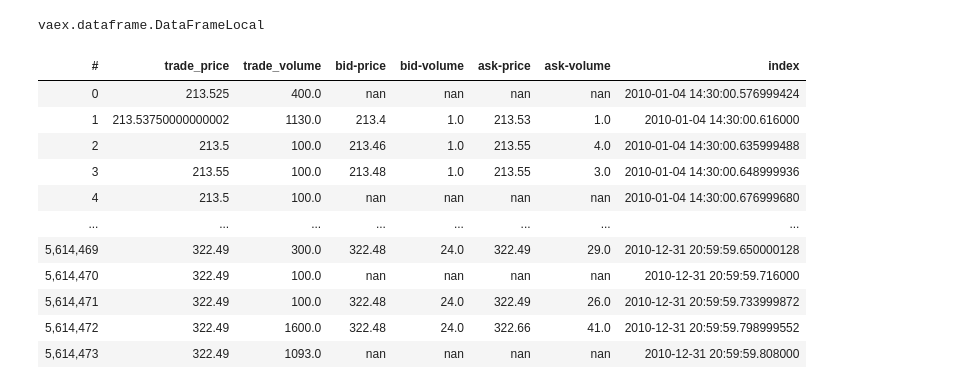
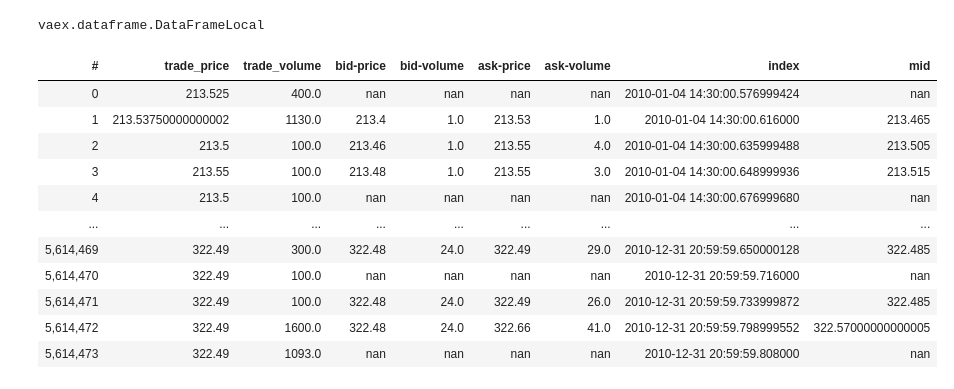
Before and after one commit to HaroldBenoit/behavioural-trading, a Jupyter notebook: EDA.ipynb, the cells around one changed output. Cells and saved outputs as stored; diff of their text form; code cells hidden in the pictures.

```diff
--- a/EDA.ipynb
+++ b/EDA.ipynb
@@ -97,17 +97,4 @@ type(df)
 # %% [output]
 vaex.dataframe.DataFrameLocal
 # %%
-df[~df.trade_price.isnan()]
+df=df[~df.trade_price.isnan()]
-# %% [output]
-| # | trade_price | trade_volume | bid-price | bid-volume | ask-price | ask-volume | index |
-| 0 | 213.525 | 400.0 | nan | nan | nan | nan | 2010-01-04 14:30:00.576999424 |
-| 1 | 213.53750000000002 | 1130.0 | 213.4 | 1.0 | 213.53 | 1.0 | 2010-01-04 14:30:00.616000 |
-| 2 | 213.5 | 100.0 | 213.46 | 1.0 | 213.55 | 4.0 | 2010-01-04 14:30:00.635999488 |
-| 3 | 213.55 | 100.0 | 213.48 | 1.0 | 213.55 | 3.0 | 2010-01-04 14:30:00.648999936 |
-| 4 | 213.5 | 100.0 | nan | nan | nan | nan | 2010-01-04 14:30:00.676999680 |
-| ... | ... | ... | ... | ... | ... | ... | ... |
-| 5,614,469 | 322.49 | 300.0 | 322.48 | 24.0 | 322.49 | 29.0 | 2010-12-31 20:59:59.650000128 |
-| 5,614,470 | 322.49 | 100.0 | nan | nan | nan | nan | 2010-12-31 20:59:59.716000 |
-| 5,614,471 | 322.49 | 100.0 | 322.48 | 24.0 | 322.49 | 26.0 | 2010-12-31 20:59:59.733999872 |
-| 5,614,472 | 322.49 | 1600.0 | 322.48 | 24.0 | 322.66 | 41.0 | 2010-12-31 20:59:59.798999552 |
-| 5,614,473 | 322.49 | 1093.0 | nan | nan | nan | nan | 2010-12-31 20:59:59.808000 |
@@ -115,0 +101,17 @@ import pyarrow.parquet as pq
+# %%
+df["mid"]=.5*(df['ask-price']+df['bid-price'])
+# %%
+df
+# %% [output]
+| # | trade_price | trade_volume | bid-price | bid-volume | ask-price | ask-volume | index | mid |
+| 0 | 213.525 | 400.0 | nan | nan | nan | nan | 2010-01-04 14:30:00.576999424 | nan |
+| 1 | 213.53750000000002 | 1130.0 | 213.4 | 1.0 | 213.53 | 1.0 | 2010-01-04 14:30:00.616000 | 213.465 |
+| 2 | 213.5 | 100.0 | 213.46 | 1.0 | 213.55 | 4.0 | 2010-01-04 14:30:00.635999488 | 213.505 |
+| 3 | 213.55 | 100.0 | 213.48 | 1.0 | 213.55 | 3.0 | 2010-01-04 14:30:00.648999936 | 213.515 |
+| 4 | 213.5 | 100.0 | nan | nan | nan | nan | 2010-01-04 14:30:00.676999680 | nan |
+| ... | ... | ... | ... | ... | ... | ... | ... | ... |
+| 5,614,469 | 322.49 | 300.0 | 322.48 | 24.0 | 322.49 | 29.0 | 2010-12-31 20:59:59.650000128 | 322.485 |
+| 5,614,470 | 322.49 | 100.0 | nan | nan | nan | nan | 2010-12-31 20:59:59.716000 | nan |
+| 5,614,471 | 322.49 | 100.0 | 322.48 | 24.0 | 322.49 | 26.0 | 2010-12-31 20:59:59.733999872 | 322.485 |
+| 5,614,472 | 322.49 | 1600.0 | 322.48 | 24.0 | 322.66 | 41.0 | 2010-12-31 20:59:59.798999552 | 322.57000000000005 |
+| 5,614,473 | 322.49 | 1093.0 | nan | nan | nan | nan | 2010-12-31 20:59:59.808000 | nan |
```
Also changed, not shown: parts of 8 cells of this notebook, 2 other files.
